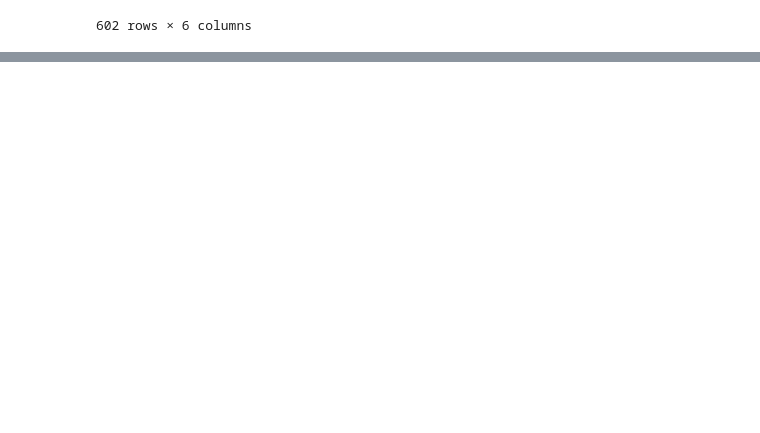
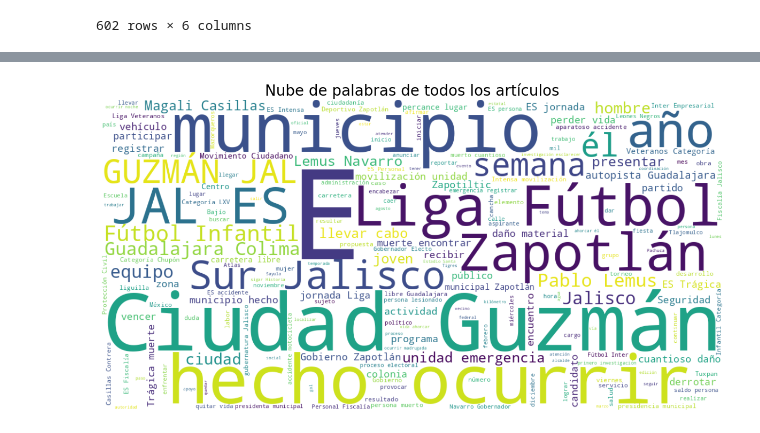
Before and after one commit to adrianodreamer/udg_paper, a Jupyter notebook: analysis.ipynb, the cells around one changed output, grey strips where cells are left out. Cells and saved outputs as stored; diff of their text form; code cells hidden in the pictures; blank space fills up the shorter version.

```diff
--- a/analysis.ipynb
+++ b/analysis.ipynb
@@ -3,10 +3,13 @@
 # %% [markdown]
 ## Data cleaning La Voz del Sur
 # %%
+!pip install pandas
+import pandas as pd
 # pd.read_csv is for .cvs files, but this one is Excel so it's pd.read_excel, followed by the file route.
 # When reading Excel files I usually open them first in Excel to get familiar with the data structure.
 # After commas we can add additional instructions, such as the sheet name. We are not using the first two rows, so we are skipping them.
 
 # Loading every file as separate dataframes. I'm identifying them with distinct names, but we will be combining them into a single larger dataframe in a bit.
 #La Voz del Sur
-dfvoz = pd.read_csv('scraped data/articulos_lavozdelsur.csv')
+#dfvoz = pd.read_csv('scraped data/articulos_lavozdelsur.csv')
+dfvoz = pd.read_csv('articulos_lavozdelsur.csv')
@@ -200,0 +236,14 @@ letra.to_csv('cleaned_letrafria.csv', index=False, encoding='utf-8-sig')
+# %%
+import spacy
+
+# Carga el modelo en español
+nlp = spacy.load("es_core_news_md")
+
+# Texto de ejemplo (puedes aplicarlo a tu columna 'articulo')
+texto = "Apple está en Cupertino, California. Guadalajara es una ciudad de México."
+
+# Procesa el texto y extrae entidades (LOC = lugares)
+doc = nlp(texto)
+lugares = [ent.text for ent in doc.ents if ent.label_ == "LOC"]
+
+print(lugares)  # Output: ['Cupertino', 'California', 'Guadalajara', 'México']
@@ -200,0 +312,28 @@ letra.to_csv('cleaned_letrafria.csv', index=False, encoding='utf-8-sig')
+# %%
+
+
+# Suponiendo que ya tienes el DataFrame df con la columna 'analisis' (lemas)
+# Concatenar TODOS los lemas de todos los artículos
+texto_completo = " ".join([lemma for sublist in voz["analisis"].apply(lambda x: x["lemas"]) for lemma in sublist])
+
+# Opcional: Filtrar palabras irrelevantes (ej: preposiciones, artículos)
+stopwords = ["de", "la", "el", "en", "y", "a", "los", "las", "del"]
+texto_filtrado = " ".join([word for word in texto_completo.split() if word.lower() not in stopwords])
+
+# Crear y mostrar la nube de palabras
+wordcloud = WordCloud(
+    width=1200,
+    height=600,
+    background_color='white',
+    stopwords=stopwords,  # Filtra automáticamente
+    max_words=200,
+    colormap='viridis'  # Paleta de colores
+).generate(texto_filtrado)
+
+plt.figure(figsize=(15, 8))
+plt.imshow(wordcloud, interpolation='bilinear')
+plt.axis('off')
+plt.title('Nube de palabras de todos los artículos', fontsize=20)
+plt.show()
+# %% [output]
+[figure, added]
```
Also changed, not shown: parts of 9 cells of this notebook.
